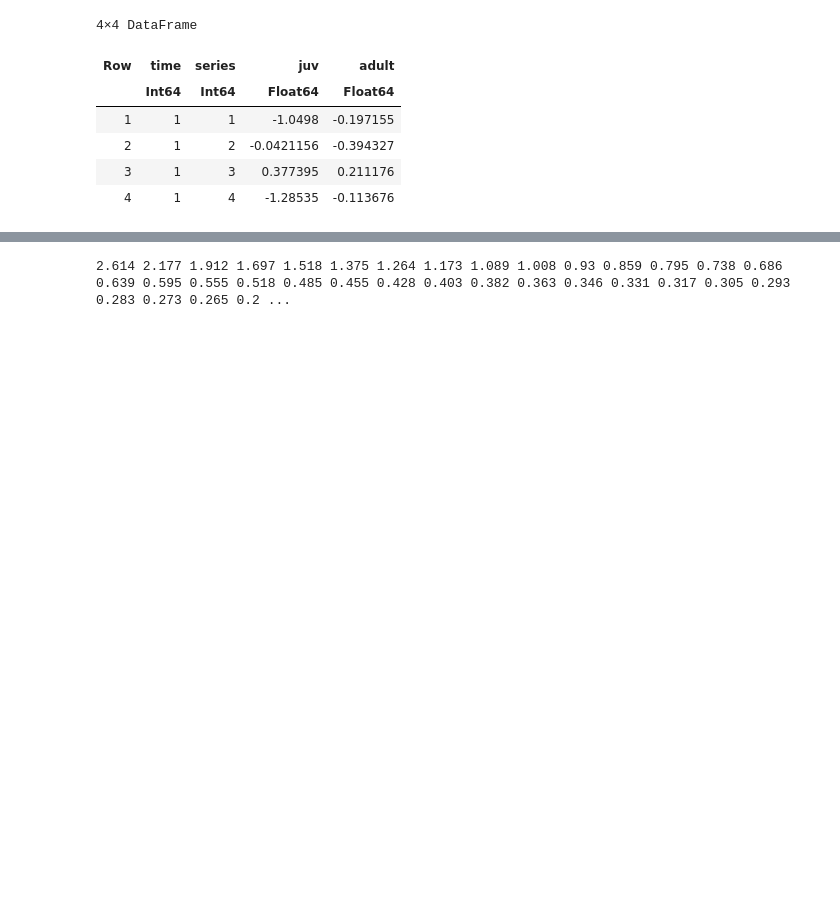
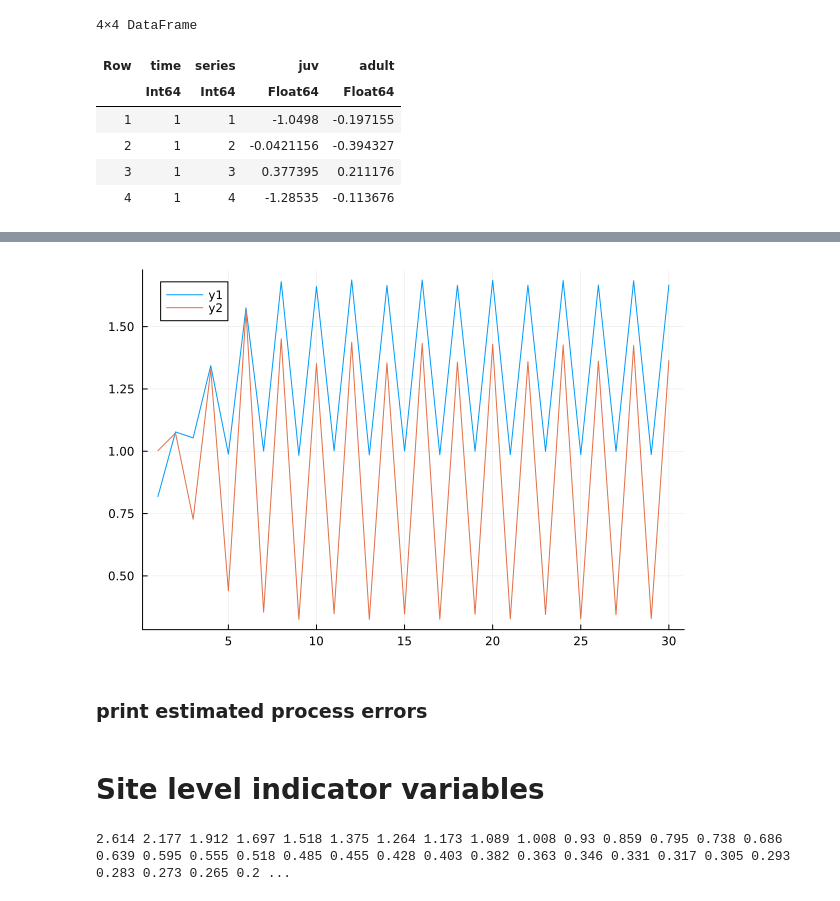
Before and after one commit to Jack-H-Buckner/SpatiallyReplicatedUDEs, a Jupyter notebook: analysis/DiscreteTime.ipynb, the cells around one changed output, grey strips where cells are left out. Drawn from its saved outputs; the diff is of its cells as text; code cells hidden in the pictures; blank space fills up the shorter version.

```diff
--- a/analysis/DiscreteTime.ipynb
+++ b/analysis/DiscreteTime.ipynb
@@ -27,0 +64,18 @@ dat[1:4,:]
+# %%
+using  Random
+
+# No covariates
+
+NN, NNparameters = UniversalDiffEq.SimpleNeuralNetwork(2+1,2,hidden = 5)
+
+function diff(u,i,X,p,t)
+    inputs = vcat(u,X[1:1])
+    u .+  NN(inputs ,p.NN)
+end
+
+init_parameters = (NN = NNparameters, )
+
+model_1 = UniversalDiffEq.MultiCustomDifference(dat,X,diff,init_parameters;
+                proc_weight=1.0,obs_weight=1.0,reg_weight=10^-4,
+                time_column_name = "time", series_column_name = "series")
+nothing
@@ -27,0 +101,30 @@ dat[1:4,:]
+# %%
+using Distributions, Plots
+
+site = 6
+with_noise = false
+pyc = 1.0
+
+
+rhs = u -> model_1.process_model.right_hand_side(u,site,[pyc],model_1.parameters.process_model,0)
+u = [-0.5,-0.5]
+dt_ = 0.01
+kelp = []
+j_kelp = []
+
+T = 30
+for i in 1:T
+    u = u .+ rhs(u)
+    if with_noise
+        u = u .+ rand(Distributions.MvNormal(zeros(2),Pν))
+    end
+
+    push!(kelp,u[2])
+    push!(j_kelp,u[1])
+end
+Plots.plot(1:T,exp.(kelp))
+Plots.plot!(1:T,exp.(j_kelp))
+# %% [output]
+[figure, added]
+# %% [markdown]
+### print estimated process errors
@@ -28,3 +133,5 @@ dat[1:4,:]
+# %% [markdown]
+# Site level indicator variables
 # %%
 using  Random
 
```
Also changed, not shown: parts of 24 cells of this notebook.
